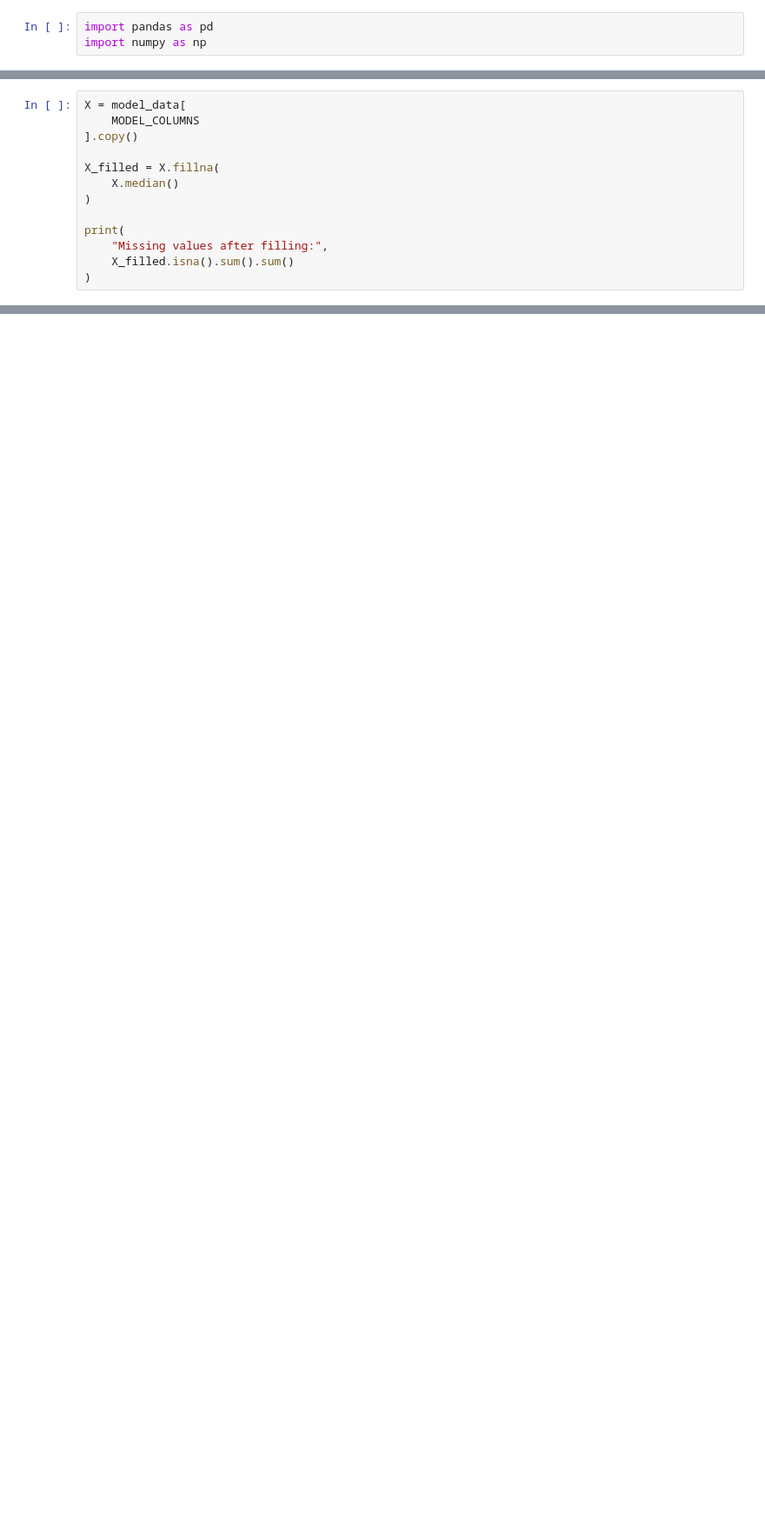
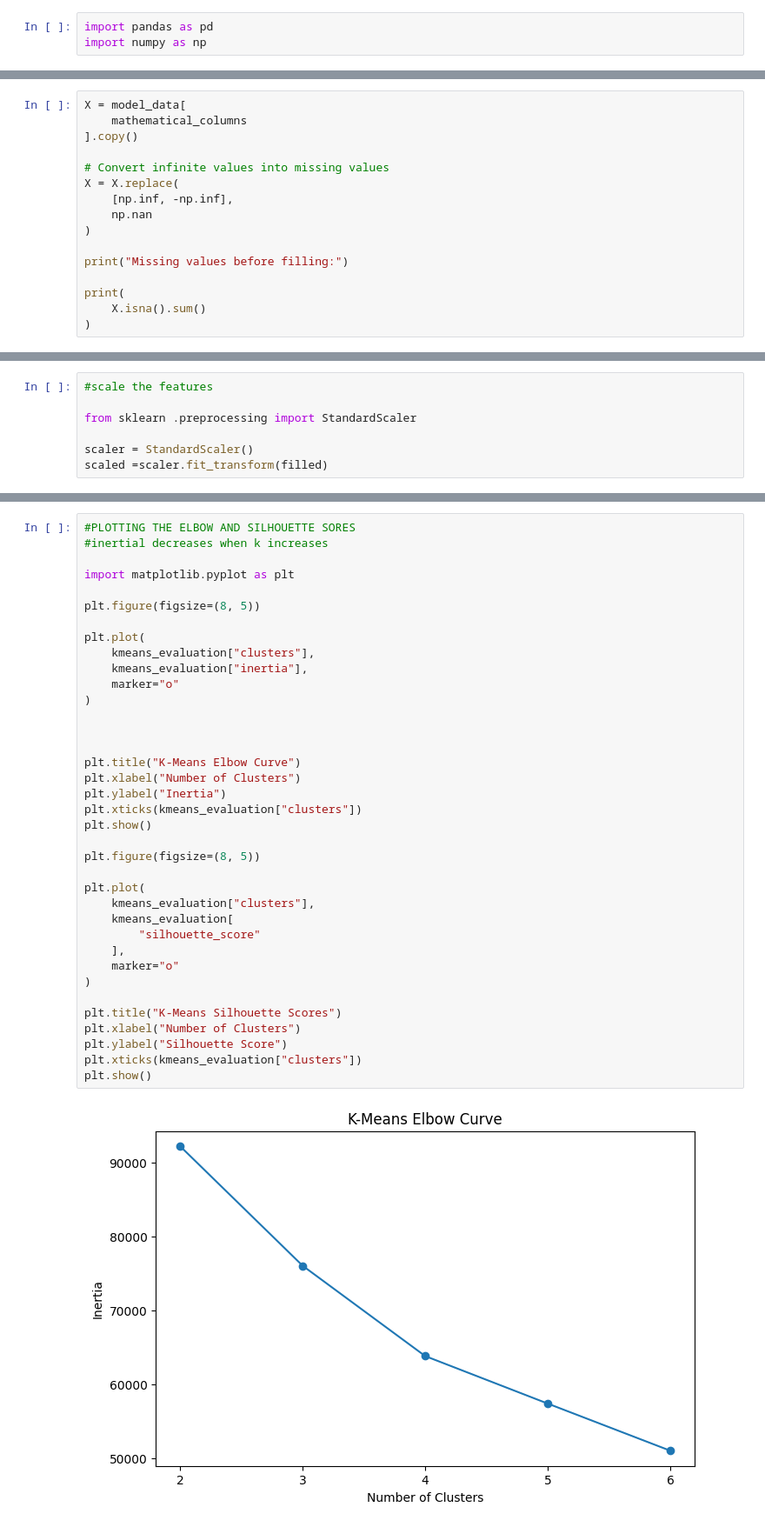
Before and after one commit to BNAGAP200/Telangana_PDS_-Shop_Performance, a Jupyter notebook: notebooks/03_feature_engineering.ipynb, the cells around one changed output, grey strips where cells are left out. Shown at 87% size. Drawn from its saved outputs; the diff is of its cells as text; blank space fills up the shorter version.

```diff
--- a/notebooks/03_feature_engineering.ipynb
+++ b/notebooks/03_feature_engineering.ipynb
@@ -161,13 +240,16 @@ model_data[
 # %%
 X = model_data[
-    MODEL_COLUMNS
+    mathematical_columns
 ].copy()
 
-X_filled = X.fillna(
-    X.median()
+# Convert infinite values into missing values
+X = X.replace(
+    [np.inf, -np.inf],
+    np.nan
 )
 
+print("Missing values before filling:")
+
 print(
-    "Missing values after filling:",
-    X_filled.isna().sum().sum()
+    X.isna().sum()
 )
@@ -175,0 +346,7 @@ print(X.isna().sum())
+# %%
+#scale the features
+
+from sklearn .preprocessing import StandardScaler
+
+scaler = StandardScaler()
+scaled =scaler.fit_transform(filled)
@@ -175,0 +399,39 @@ print(X.isna().sum())
+# %%
+#PLOTTING THE ELBOW AND SILHOUETTE SORES
+#inertial decreases when k increases
+
+import matplotlib.pyplot as plt
+
+plt.figure(figsize=(8, 5))
+
+plt.plot(
+    kmeans_evaluation["clusters"],
+    kmeans_evaluation["inertia"],
+    marker="o"
+)
+
+
+
+plt.title("K-Means Elbow Curve")
+plt.xlabel("Number of Clusters")
+plt.ylabel("Inertia")
+plt.xticks(kmeans_evaluation["clusters"])
+plt.show()
+
+plt.figure(figsize=(8, 5))
+
+plt.plot(
+    kmeans_evaluation["clusters"],
+    kmeans_evaluation[
+        "silhouette_score"
+    ],
+    marker="o"
+)
+
+plt.title("K-Means Silhouette Scores")
+plt.xlabel("Number of Clusters")
+plt.ylabel("Silhouette Score")
+plt.xticks(kmeans_evaluation["clusters"])
+plt.show()
+# %% [output]
+[figure, added]
```
Also changed, not shown: parts of 16 cells of this notebook.
